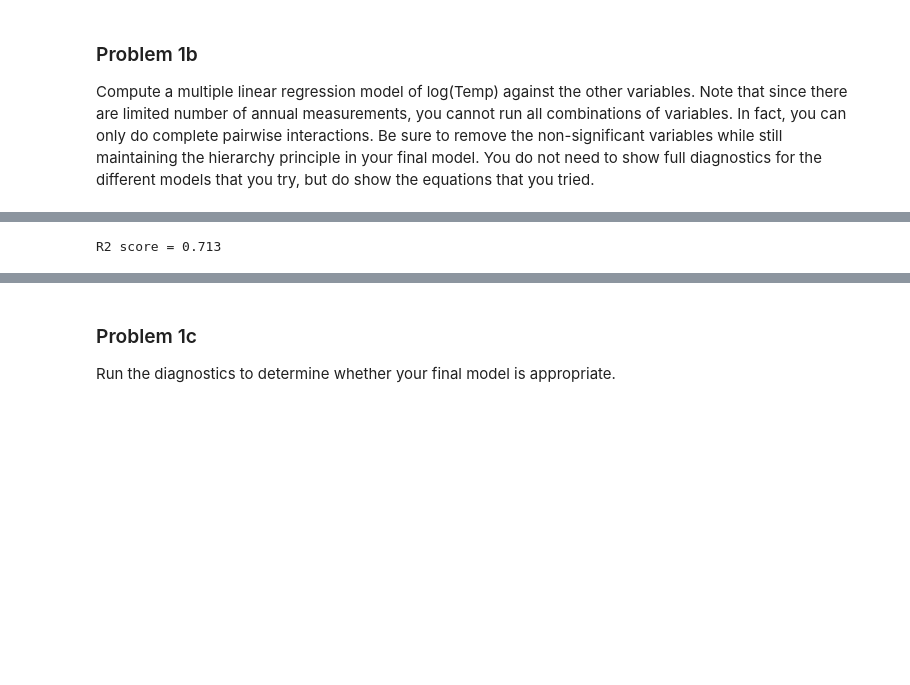
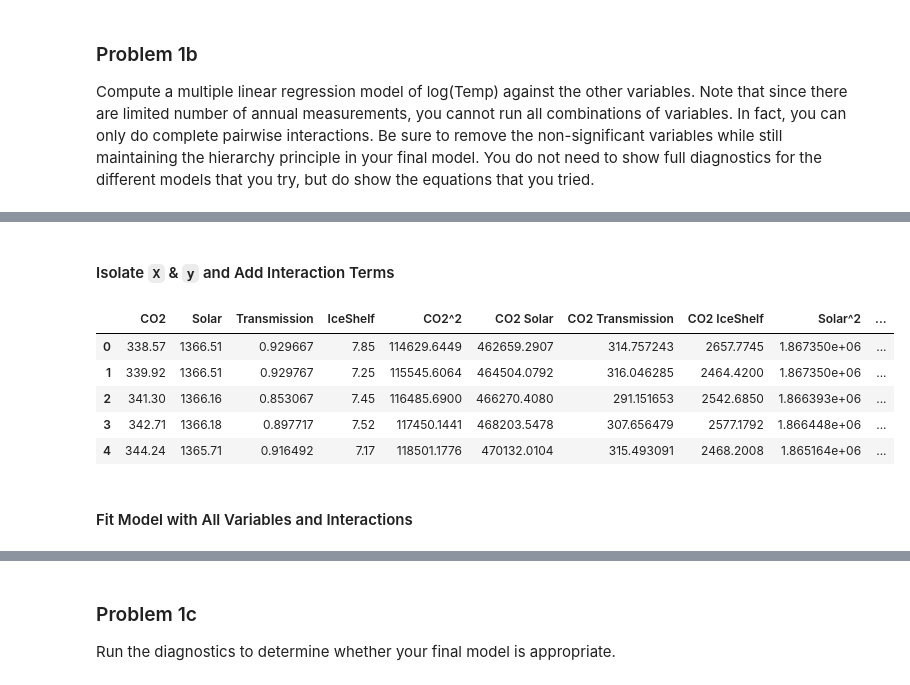
Before and after one commit to paulmattheww/Harvard-CS82-Advanced-ML, a Jupyter notebook: Assignments/HW3/HW3_2018_CSCIE82.ipynb, the cells around one changed output, grey strips where cells are left out. Drawn from its saved outputs; the diff is of its cells as text; code cells hidden in the pictures; blank space fills up the shorter version.

```diff
--- a/Assignments/HW3/HW3_2018_CSCIE82.ipynb
+++ b/Assignments/HW3/HW3_2018_CSCIE82.ipynb
@@ -51,0 +36,13 @@ gw
+# %%
+# read in gw data
+gw = pd.read_csv('data/globalWarm3.csv')
+gw.set_index('Year', inplace=True)
+
+# get log
+gw['log_temp'] = np.log(gw.Temp)
+
+# fill na
+not_missing = ~gw.Transmission.isnull()
+gw.loc[~not_missing, 'Transmission'] = gw.loc[not_missing, 'Transmission'].mean()
+
+gw.head()
@@ -84,40 +76,22 @@ gw.head()
-# %%
-from sklearn.base import BaseEstimator, TransformerMixin
-from sklearn.pipeline import Pipeline
-from sklearn.linear_model import LinearRegression
-from sklearn.model_selection import train_test_split
-from sklearn.metrics import r2_score
-from sklearn.preprocessing import StandardScaler
-
-class NaFiller(BaseEstimator, TransformerMixin):
-    def __init__(self, fill_val=-1):
-        self.fill_val = fill_val
-
-    def fit(self, x, y=None):
-        return self
-
-    def transform(self, data, use_mean=True):
-        if use_mean:
-            data = data.fillna(data.mean())
-        else:
-            data = data.fillna(self.fill_val)
-        return data
-
-X_cols = ['CO2', 'Solar', 'Transmission', 'IceShelf']
-X, y = gw[X_cols], gw['log_temp']
-
-pipeline = Pipeline([
-    ('fillna', NaFiller()),
-    ('scale', StandardScaler()),
-    ('lm', LinearRegression())
-])
-
-pipeline.fit(X, y)
-y_pred = pipeline.predict(X)
-r2 = r2_score(y, y_pred)
-
-print('''
-R2 score = %.3f
-''' %(r2))
-# %% [output]
-R2 score = 0.713
+# %% [markdown]
+#### Isolate `X` & `y` and Add Interaction Terms
+# %%
+X_cols = ['CO2', 'Solar', 'Transmission', 'IceShelf']
+X, y = gw[X_cols], gw['log_temp']
+
+# fit polynomial features
+poly = PolynomialFeatures(2, include_bias=False)
+poly.fit(X)
+X = pd.DataFrame(poly.transform(X), columns=poly.get_feature_names(X.columns))
+
+# preview
+X.head()
+# %% [output]
+|  | CO2 | Solar | Transmission | IceShelf | CO2^2 | CO2 Solar | CO2 Transmission | CO2 IceShelf | Solar^2 | ... |
+| 0 | 338.57 | 1366.51 | 0.929667 | 7.85 | 114629.6449 | 462659.2907 | 314.757243 | 2657.7745 | 1.867350e+06 | ... |
+| 1 | 339.92 | 1366.51 | 0.929767 | 7.25 | 115545.6064 | 464504.0792 | 316.046285 | 2464.4200 | 1.867350e+06 | ... |
+| 2 | 341.30 | 1366.16 | 0.853067 | 7.45 | 116485.6900 | 466270.4080 | 291.151653 | 2542.6850 | 1.866393e+06 | ... |
+| 3 | 342.71 | 1366.18 | 0.897717 | 7.52 | 117450.1441 | 468203.5478 | 307.656479 | 2577.1792 | 1.866448e+06 | ... |
+| 4 | 344.24 | 1365.71 | 0.916492 | 7.17 | 118501.1776 | 470132.0104 | 315.493091 | 2468.2008 | 1.865164e+06 | ... |
+# %% [markdown]
+#### Fit Model with All Variables and Interactions
```
Also changed, not shown: parts of 23 cells of this notebook.
